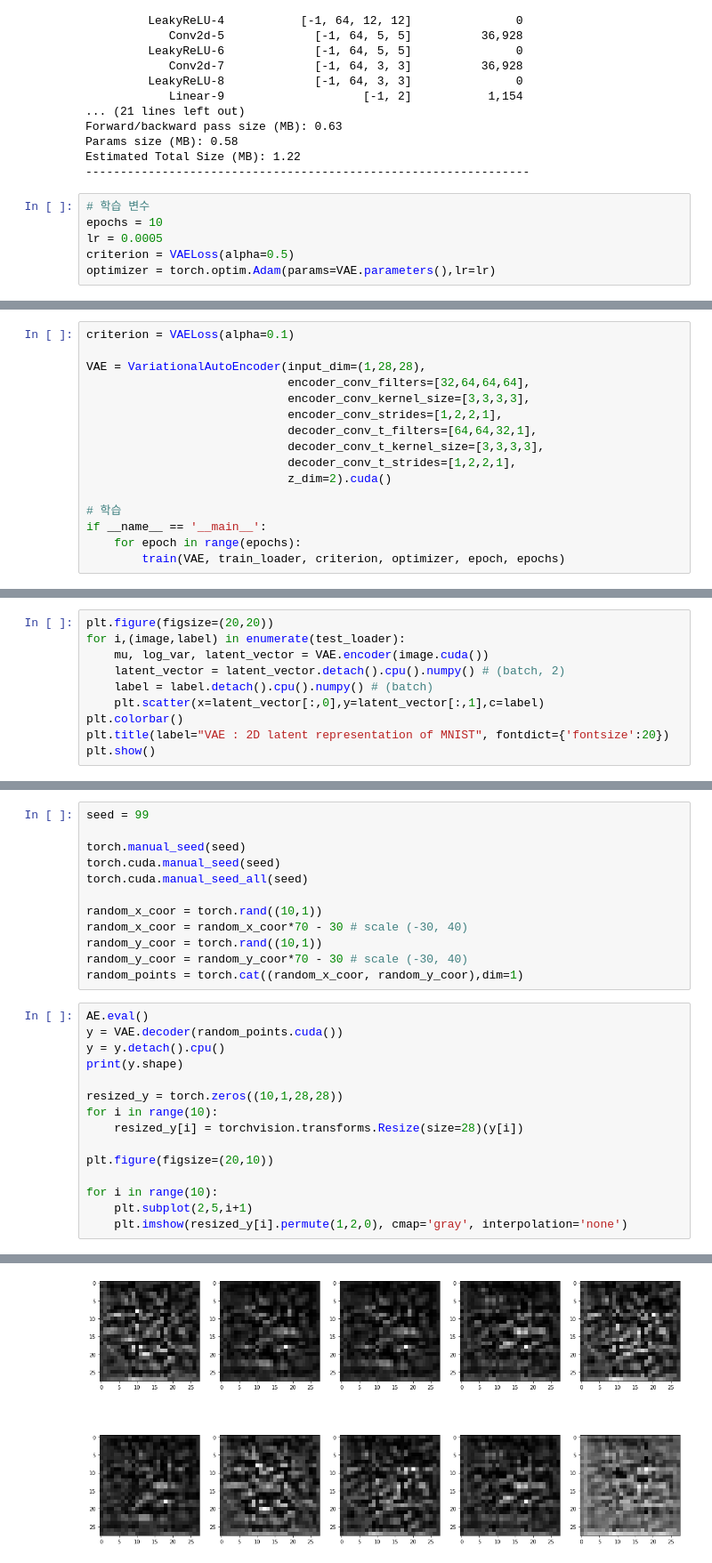
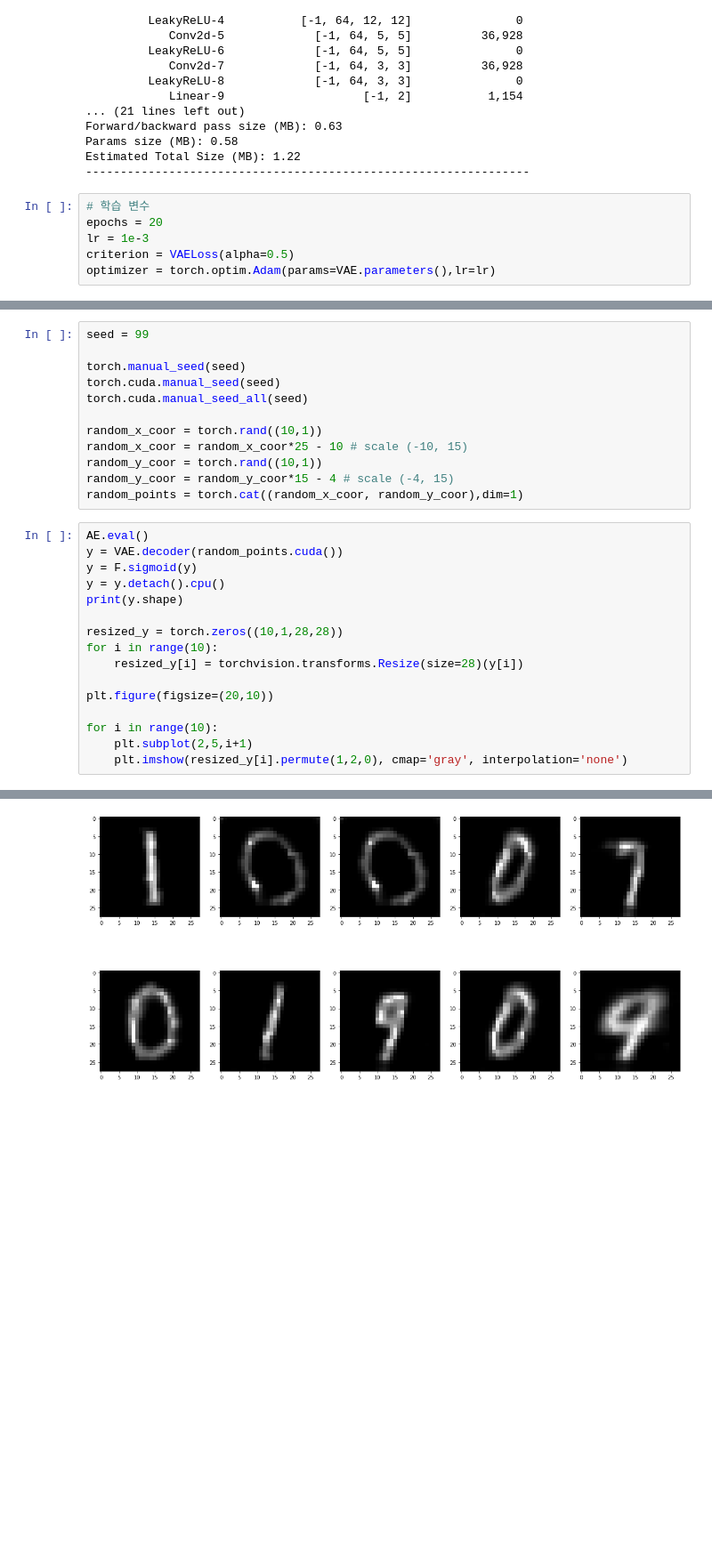
Before and after one commit to HongSungRae/Generative-Deep-Learning-for-Pytorch, a Jupyter notebook: 3장.VAE-변이형 오토인코더.ipynb, the cells around one changed output, grey strips where cells are left out. Shown at 89% size. Drawn from its saved outputs; the diff is of its cells as text; blank space fills up the shorter version.

```diff
--- a/3장.VAE-변이형 오토인코더.ipynb
+++ b/3장.VAE-변이형 오토인코더.ipynb
@@ -557,8 +557,8 @@ Estimated Total Size (MB): 1.22
 ----------------------------------------------------------------
 # %%
 # 학습 변수
-epochs = 10
-lr = 0.0005
+epochs = 20
+lr = 1e-3
 criterion = VAELoss(alpha=0.5)
 optimizer = torch.optim.Adam(params=VAE.parameters(),lr=lr)
 # %%
@@ -606,16 +616,0 @@ plt.show()
-# %%
-criterion = VAELoss(alpha=0.1)
-
-VAE = VariationalAutoEncoder(input_dim=(1,28,28),
-                             encoder_conv_filters=[32,64,64,64],
-                             encoder_conv_kernel_size=[3,3,3,3],
-                             encoder_conv_strides=[1,2,2,1],
-                             decoder_conv_t_filters=[64,64,32,1],
-                             decoder_conv_t_kernel_size=[3,3,3,3],
-                             decoder_conv_t_strides=[1,2,2,1],
-                             z_dim=2).cuda()
-
-# 학습
-if __name__ == '__main__':
-    for epoch in range(epochs):
-        train(VAE, train_loader, criterion, optimizer, epoch, epochs)
@@ -633,10 +616,0 @@ if __name__ == '__main__':
-# %%
-plt.figure(figsize=(20,20))
-for i,(image,label) in enumerate(test_loader):
-    mu, log_var, latent_vector = VAE.encoder(image.cuda())
-    latent_vector = latent_vector.detach().cpu().numpy() # (batch, 2)
-    label = label.detach().cpu().numpy() # (batch)
-    plt.scatter(x=latent_vector[:,0],y=latent_vector[:,1],c=label)
-plt.colorbar()
-plt.title(label="VAE : 2D latent representation of MNIST", fontdict={'fontsize':20})
-plt.show()
@@ -650,25 +622,26 @@ torch.cuda.manual_seed(seed)
 torch.cuda.manual_seed_all(seed)
 
 random_x_coor = torch.rand((10,1))
-random_x_coor = random_x_coor*70 - 30 # scale (-30, 40)
+random_x_coor = random_x_coor*25 - 10 # scale (-10, 15)
 random_y_coor = torch.rand((10,1))
-random_y_coor = random_y_coor*70 - 30 # scale (-30, 40)
+random_y_coor = random_y_coor*15 - 4 # scale (-4, 15)
 random_points = torch.cat((random_x_coor, random_y_coor),dim=1)
 # %%
 AE.eval()
 y = VAE.decoder(random_points.cuda())
+y = F.sigmoid(y)
 y = y.detach().cpu()
 print(y.shape)
 
 resized_y = torch.zeros((10,1,28,28))
 for i in range(10):
     resized_y[i] = torchvision.transforms.Resize(size=28)(y[i])
 
 plt.figure(figsize=(20,10))
 
 for i in range(10):
     plt.subplot(2,5,i+1)
     plt.imshow(resized_y[i].permute(1,2,0), cmap='gray', interpolation='none')
 # %% [output]
 torch.Size([10, 1, 25, 25])
-[figure, old version]
+[figure, new version]
```
Also changed, not shown: parts of 7 cells of this notebook.
